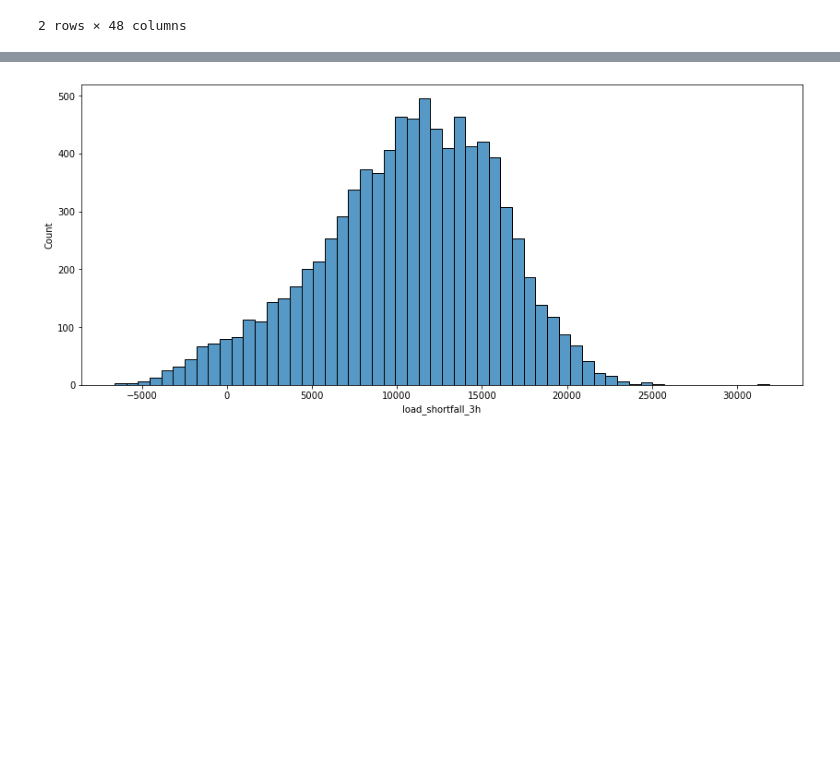
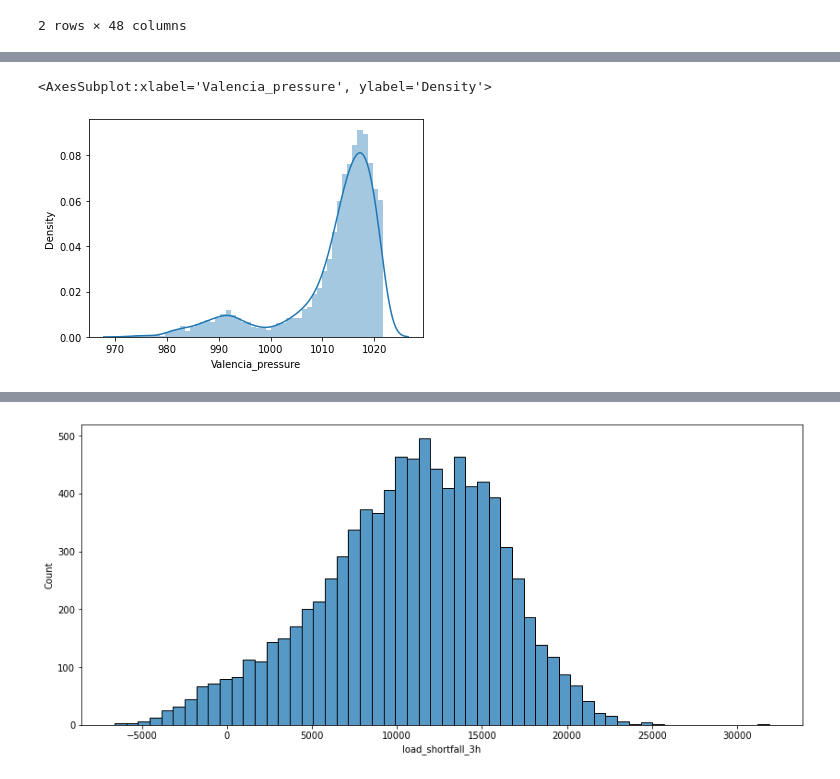
Before and after one commit to Explore-AI/load-shortfall-regression-predict-api, a Jupyter notebook: RegressionPredict.ipynb, the cells around one changed output, grey strips where cells are left out. Drawn from its saved outputs; the diff is of its cells as text; code cells hidden in the pictures; blank space fills up the shorter version.

```diff
--- a/RegressionPredict.ipynb
+++ b/RegressionPredict.ipynb
@@ -154,6 +204,6 @@ The **time** column, on the other hand has relevant data. A quick glance will re
 # %%
 # Drop the Unnamed Column
-df_train = df_train.drop('Unnamed: 0', axis=1)
+df_train2 = df_train2.drop('Unnamed: 0', axis=1)
 # %%
 # Let's ensure that we have successfully dropped the unnamed column
 # in our train dataset as observed before. View first 2 rows
@@ -205,0 +336,6 @@ NEXT we move further to verify the DataTypes and Check for possible missing valu
+# %%
+# plot a distribution graph for Valencia_pressure train set
+sns.distplot(df_train2['Valencia_pressure'])
+# %% [output]
+<AxesSubplot:xlabel='Valencia_pressure', ylabel='Density'>
+[figure, added]
```
Also changed, not shown: parts of 70 cells of this notebook.
